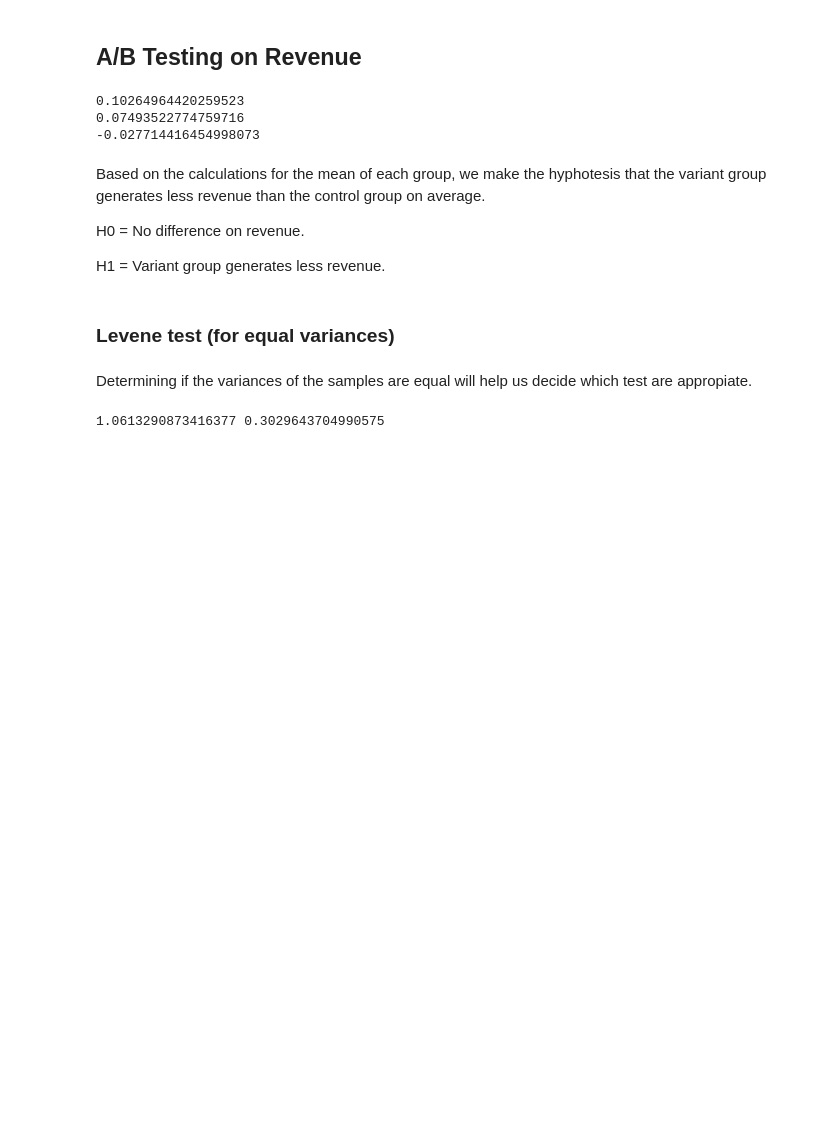
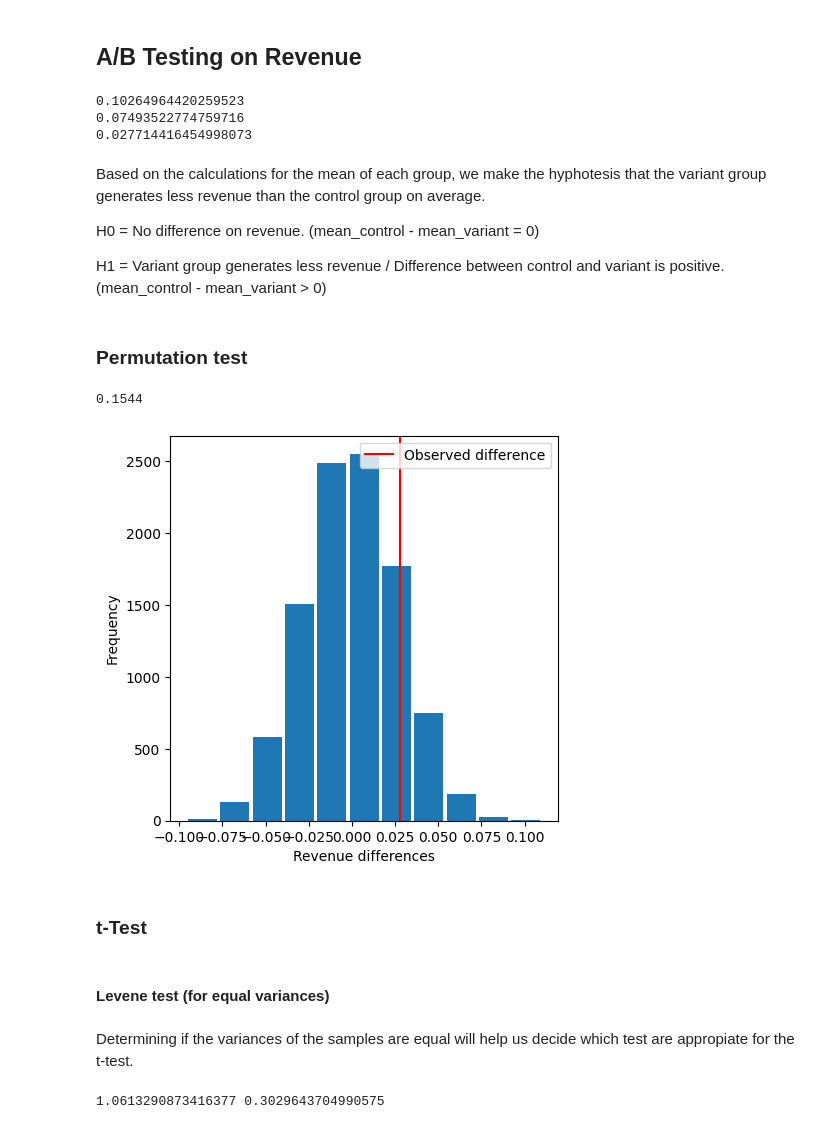
Before and after one commit to tomashbk/ab_testing, a Jupyter notebook: abtesting_2023-04-26.ipynb, the cells around one changed output. Drawn from its saved outputs; the diff is of its cells as text; code cells hidden in the pictures; blank space fills up the shorter version.

```diff
--- a/abtesting_2023-04-26.ipynb
+++ b/abtesting_2023-04-26.ipynb
@@ -405,21 +405,50 @@ mean_control = df_grouped_users[df_grouped_users['VARIANT_NAME'] == 'control']['
 mean_variant = df_grouped_users[df_grouped_users['VARIANT_NAME'] == 'variant']['REVENUE'].mean()
 print(mean_control)
 print(mean_variant)
-print(mean_variant - mean_control)
+print(mean_control - mean_variant)
 # %% [output]
 0.10264964420259523
 0.07493522774759716
--0.027714416454998073
+0.027714416454998073
 # %% [markdown]
 Based on the calculations for the mean of each group, we make the hyphotesis that the variant group generates less revenue than the control group on average.
 
-H0 = No difference on revenue.
+H0 = No difference on revenue. (mean_control - mean_variant = 0)
 
-H1 = Variant group generates less revenue.
+H1 = Variant group generates less revenue / Difference between control and variant is positive. (mean_control - mean_variant > 0)
+# %% [markdown]
+### Permutation test
+# %%
+def statistic(x, y, axis):
+    return np.mean(x, axis=axis) - np.mean(y, axis=axis)
+
+permutation_results = stats.permutation_test(
+    (df_grouped_users[df_grouped_users['VARIANT_NAME'] == 'control']['REVENUE'],
+     df_grouped_users[df_grouped_users['VARIANT_NAME'] == 'variant']['REVENUE']),
+     statistic,
+     vectorized=True,
+     alternative='greater'
+    )
+permutation_results.pvalue
+# %% [output]
+0.1544
+# %%
+fig, ax = plt.subplots(figsize=(5, 5))
+ax.hist(permutation_results.null_distribution, bins=11, rwidth=0.9)
+ax.axvline(x = mean_control - mean_variant, color='red', label='Observed difference')
+ax.set_xlabel('Revenue differences')
+ax.set_ylabel('Frequency')
+
+ax.legend();
+plt.show()
+# %% [output]
+[figure, added]
+# %% [markdown]
+### t-Test
 # %% [markdown]
-### Levene test (for equal variances)
+#### Levene test (for equal variances)
 # %% [markdown]
-Determining if the variances of the samples are equal will help us decide which test are appropiate.
+Determining if the variances of the samples are equal will help us decide which test are appropiate for the t-test.
 # %%
 stat, p = stats.levene(
     df_grouped_users[df_grouped_users['VARIANT_NAME'] == 'control']['REVENUE'],
```
Also changed, not shown: parts of 30 cells of this notebook.
